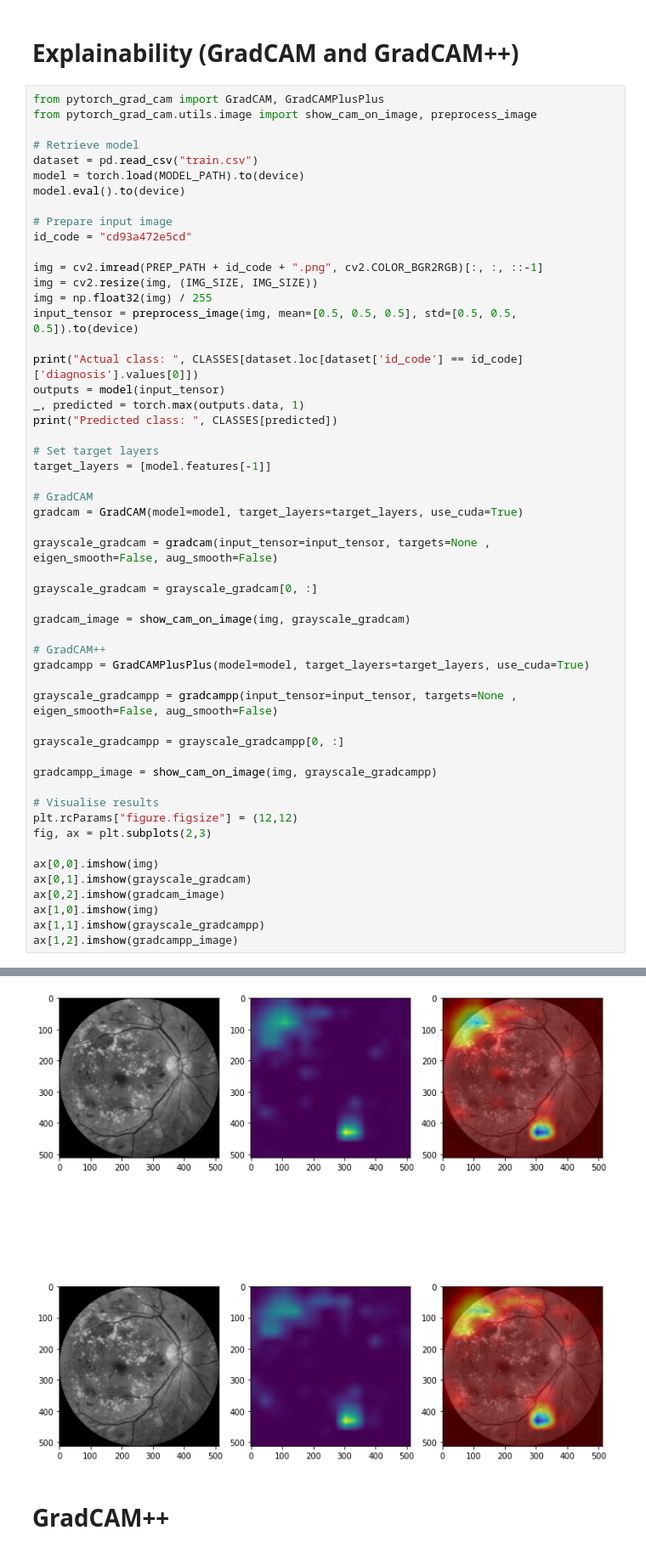
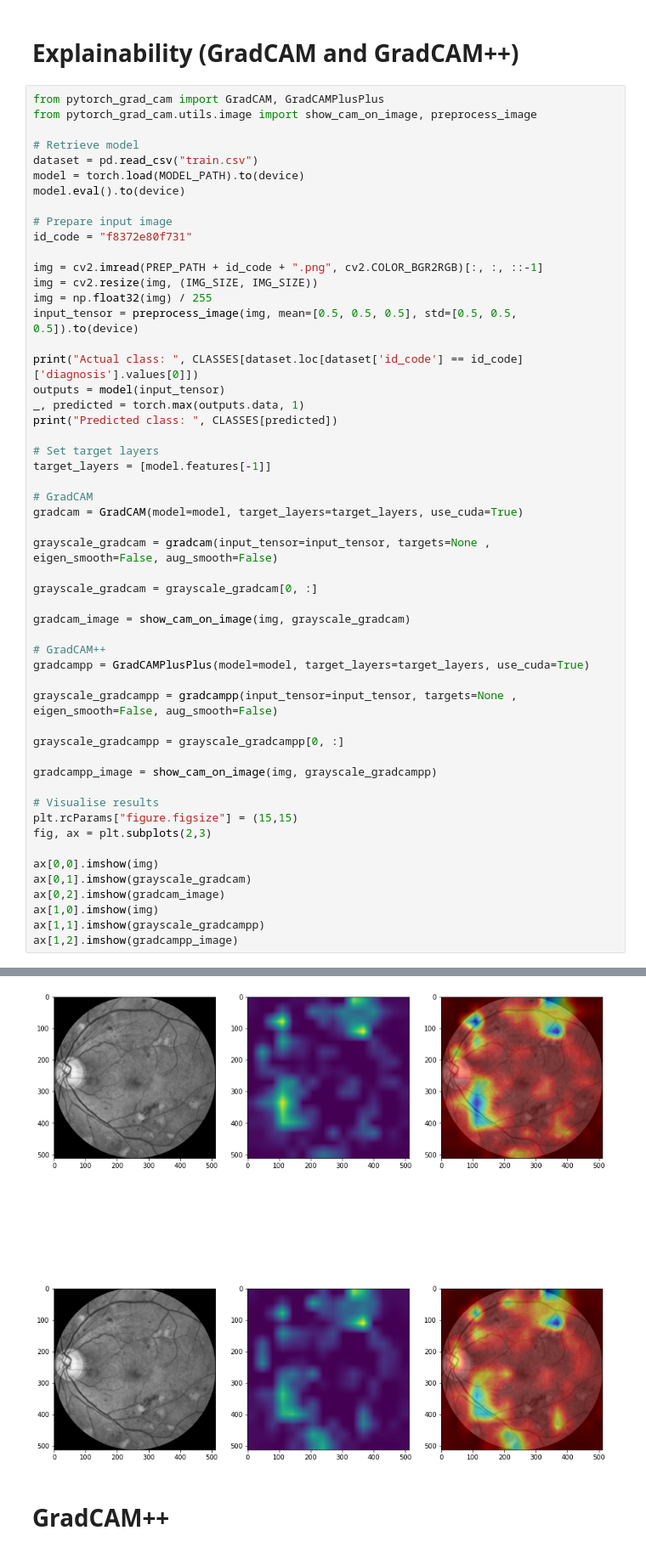
Before and after one commit to mawady/msc-retinalrecog, a Jupyter notebook: ConvNEXT_prep2.ipynb, the cells around one changed output, grey strips where cells are left out. Shown: that part at 85% size. Saved outputs shown, nothing was run; the diff lists cells and outputs as text.

```diff
--- a/ConvNEXT_prep2.ipynb
+++ b/ConvNEXT_prep2.ipynb
@@ -645,7 +646,7 @@ model = torch.load(MODEL_PATH).to(device)
 model.eval().to(device)
 
 # Prepare input image
-id_code = "cd93a472e5cd"
+id_code = "f8372e80f731"
 
 img = cv2.imread(PREP_PATH + id_code + ".png", cv2.COLOR_BGR2RGB)[:, :, ::-1]
 img = cv2.resize(img, (IMG_SIZE, IMG_SIZE))
@@ -679,7 +680,7 @@ grayscale_gradcampp = grayscale_gradcampp[0, :]
 gradcampp_image = show_cam_on_image(img, grayscale_gradcampp)
 
 # Visualise results
-plt.rcParams["figure.figsize"] = (12,12)
+plt.rcParams["figure.figsize"] = (15,15)
 fig, ax = plt.subplots(2,3)
 
 ax[0,0].imshow(img)
@@ -694,4 +695,4 @@ Predicted class:  Proliferative DR
 <matplotlib.image.AxesImage at 0x...>
-[figure, old version]
+[figure, new version]
 # %% [markdown]
 # GradCAM++
```
Also changed, not shown: parts of 5 cells of this notebook.
